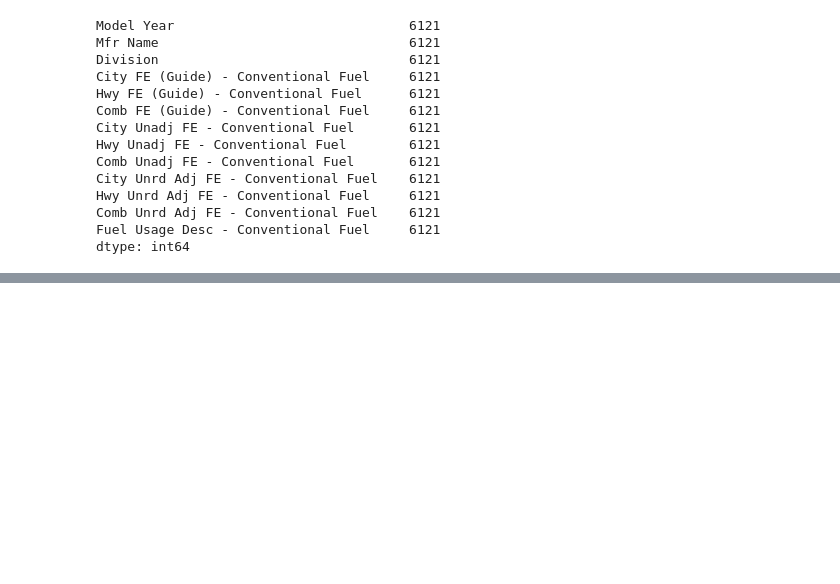
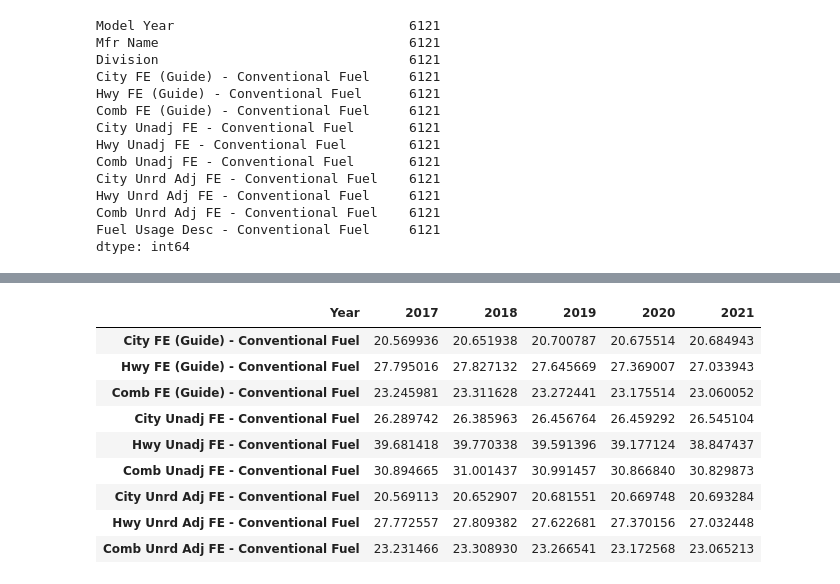
Before and after one commit to JessePRN/Project2Team7, a Jupyter notebook: us_fuel_prices_etl-Yi.ipynb, the cells around one changed output, grey strips where cells are left out. Saved outputs shown, nothing was run; the diff lists cells and outputs as text; code cells hidden in the pictures; blank space fills up the shorter version.

```diff
--- a/us_fuel_prices_etl-Yi.ipynb
+++ b/us_fuel_prices_etl-Yi.ipynb
@@ -250,0 +289,15 @@ last_5yrs
+# %%
+#we can do a group by to get averages for all cars in dataframe
+avg_mpg = car_mpg.groupby(['Year']).mean()
+avg_mpg.T
+# %% [output]
+| Year | 2017 | 2018 | 2019 | 2020 | 2021 |
+| City FE (Guide) - Conventional Fuel | 20.569936 | 20.651938 | 20.700787 | 20.675514 | 20.684943 |
+| Hwy FE (Guide) - Conventional Fuel | 27.795016 | 27.827132 | 27.645669 | 27.369007 | 27.033943 |
+| Comb FE (Guide) - Conventional Fuel | 23.245981 | 23.311628 | 23.272441 | 23.175514 | 23.060052 |
+| City Unadj FE - Conventional Fuel | 26.289742 | 26.385963 | 26.456764 | 26.459292 | 26.545104 |
+| Hwy Unadj FE - Conventional Fuel | 39.681418 | 39.770338 | 39.591396 | 39.177124 | 38.847437 |
+| Comb Unadj FE - Conventional Fuel | 30.894665 | 31.001437 | 30.991457 | 30.866840 | 30.829873 |
+| City Unrd Adj FE - Conventional Fuel | 20.569113 | 20.652907 | 20.681551 | 20.669748 | 20.693284 |
+| Hwy Unrd Adj FE - Conventional Fuel | 27.772557 | 27.809382 | 27.622681 | 27.370156 | 27.032448 |
+| Comb Unrd Adj FE - Conventional Fuel | 23.231466 | 23.308930 | 23.266541 | 23.172568 | 23.065213 |
```
Also changed, not shown: parts of 22 cells of this notebook.
